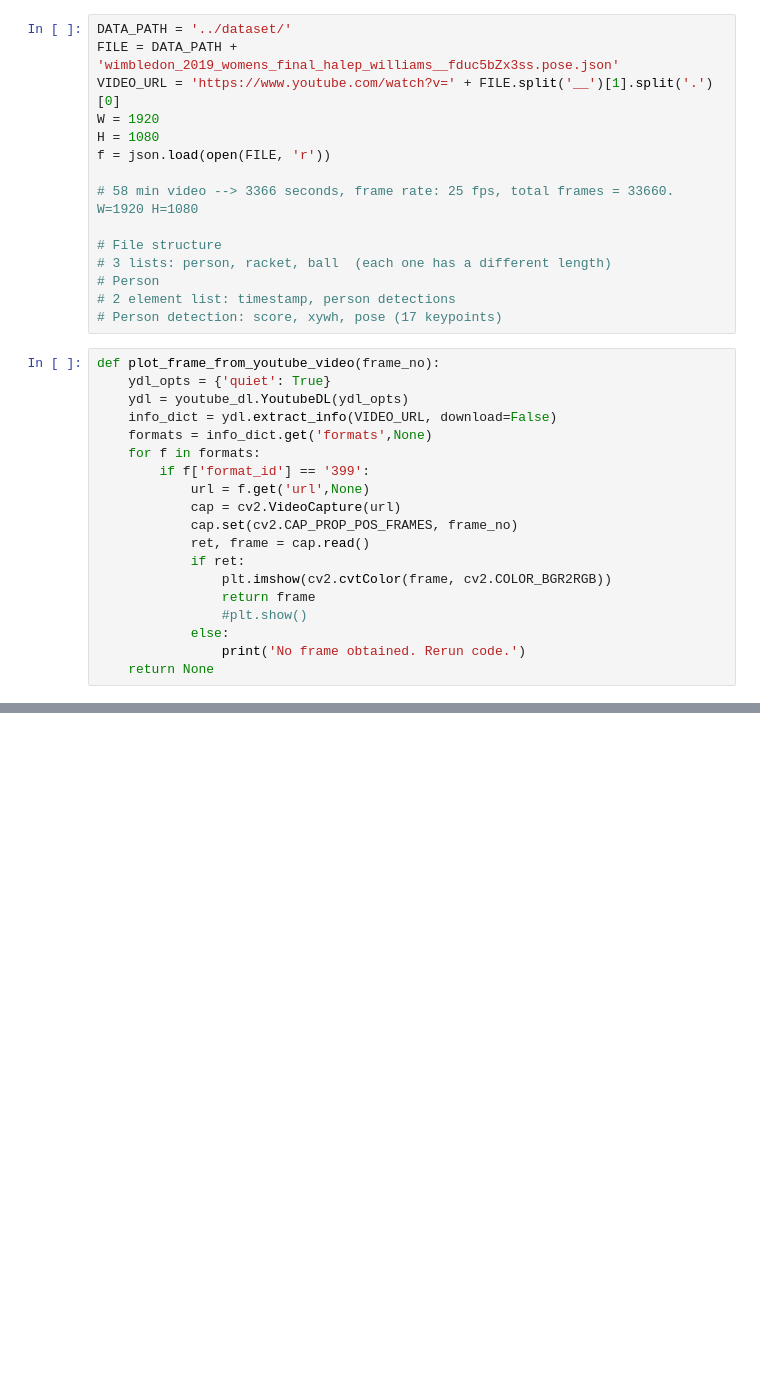
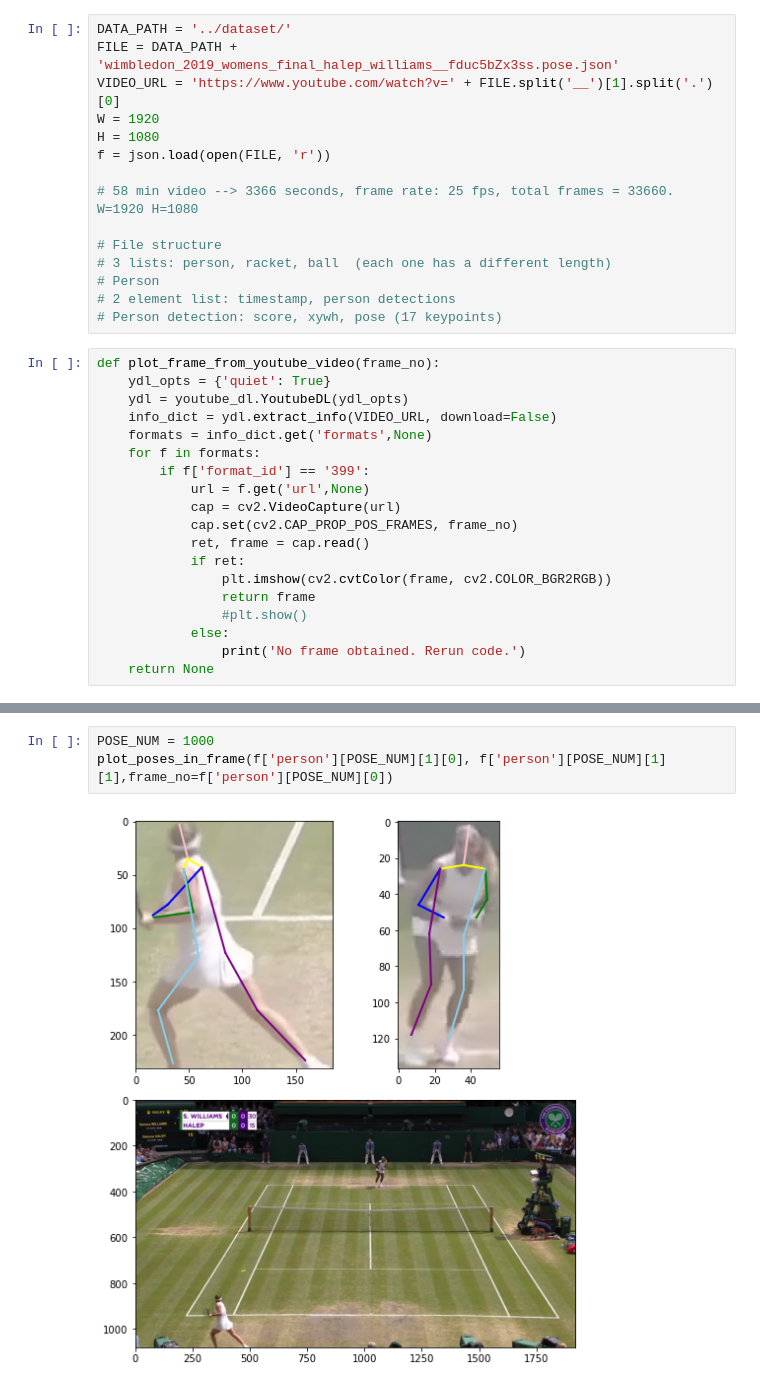
Before and after one commit to carlotapares/CS348K_FinalProject, a Jupyter notebook: src/Helper.ipynb, the cells around one changed output, grey strips where cells are left out. Cells and saved outputs as stored; diff of their text form; blank space fills up the shorter version.

```diff
--- a/src/Helper.ipynb
+++ b/src/Helper.ipynb
@@ -129,0 +197,5 @@ plot_poses_in_frame(f['person'][0][1][0],
+# %%
+POSE_NUM = 1000
+plot_poses_in_frame(f['person'][POSE_NUM][1][0], f['person'][POSE_NUM][1][1],frame_no=f['person'][POSE_NUM][0])
+# %% [output]
+[figure, added]
```
Also changed, not shown: parts of 7 cells of this notebook, 1 other file.
